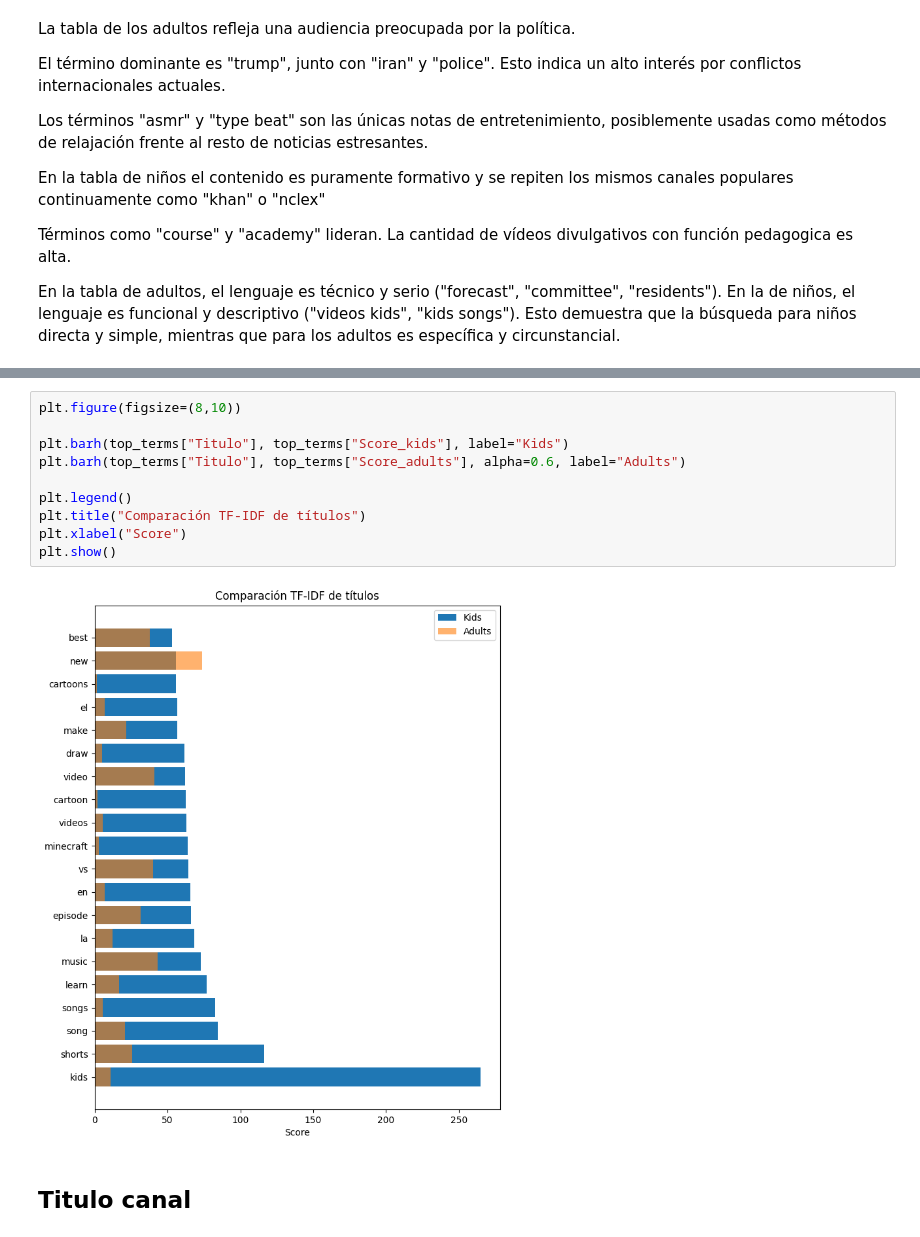
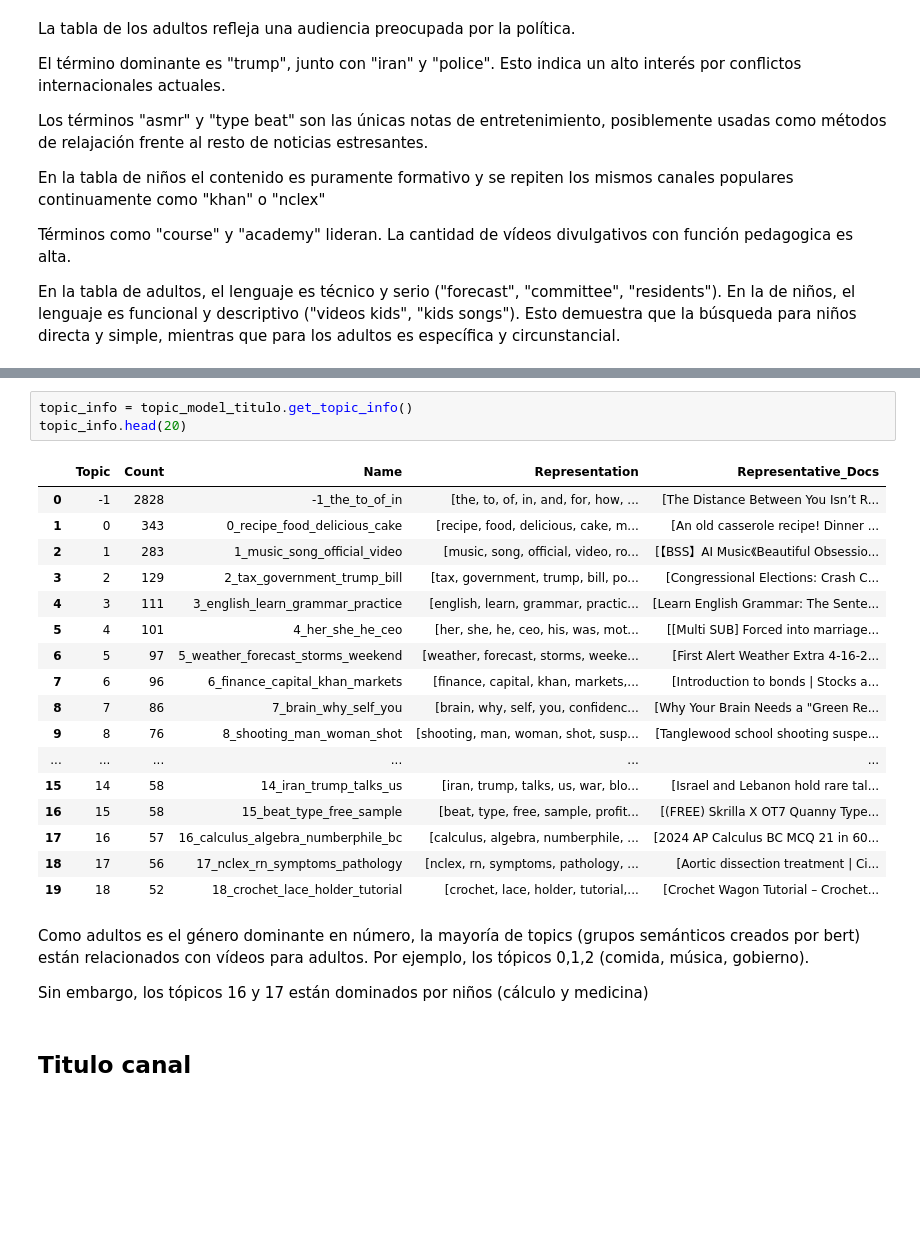
Before and after one commit to UCM-GIDIA-PD1/c2526-R1, a Jupyter notebook: src/analisis/analisis_kids.ipynb, the cells around one changed output, grey strips where cells are left out. Saved outputs shown, nothing was run; the diff lists cells and outputs as text; blank space fills up the shorter version.

```diff
--- a/src/analisis/analisis_kids.ipynb
+++ b/src/analisis/analisis_kids.ipynb
@@ -403,15 +403,28 @@ plt.show()
-# %%
-plt.figure(figsize=(8,10))
-
-plt.barh(top_terms["Titulo"], top_terms["Score_kids"], label="Kids")
-plt.barh(top_terms["Titulo"], top_terms["Score_adults"], alpha=0.6, label="Adults")
-
-plt.legend()
-plt.title("Comparación TF-IDF de títulos")
-plt.xlabel("Score")
-plt.show()
-# %% [output]
-[figure, removed]
+# %%
+topic_info = topic_model_titulo.get_topic_info()
+topic_info.head(20)
+# %% [output]
+|  | Topic | Count | Name | Representation | Representative_Docs |
+| 0 | -1 | 2828 | -1_the_to_of_in | [the, to, of, in, and, for, how, ... | [The Distance Between You Isn’t R... |
+| 1 | 0 | 343 | 0_recipe_food_delicious_cake | [recipe, food, delicious, cake, m... | [An old casserole recipe! Dinner ... |
+| 2 | 1 | 283 | 1_music_song_official_video | [music, song, official, video, ro... | [【BSS】AI Music《Beautiful Obsessio... |
+| 3 | 2 | 129 | 2_tax_government_trump_bill | [tax, government, trump, bill, po... | [Congressional Elections: Crash C... |
+| 4 | 3 | 111 | 3_english_learn_grammar_practice | [english, learn, grammar, practic... | [Learn English Grammar: The Sente... |
+| 5 | 4 | 101 | 4_her_she_he_ceo | [her, she, he, ceo, his, was, mot... | [[Multi SUB] Forced into marriage... |
+| 6 | 5 | 97 | 5_weather_forecast_storms_weekend | [weather, forecast, storms, weeke... | [First Alert Weather Extra 4-16-2... |
+| 7 | 6 | 96 | 6_finance_capital_khan_markets | [finance, capital, khan, markets,... | [Introduction to bonds | Stocks a... |
+| 8 | 7 | 86 | 7_brain_why_self_you | [brain, why, self, you, confidenc... | [Why Your Brain Needs a "Green Re... |
+| 9 | 8 | 76 | 8_shooting_man_woman_shot | [shooting, man, woman, shot, susp... | [Tanglewood school shooting suspe... |
+| ... | ... | ... | ... | ... | ... |
+| 15 | 14 | 58 | 14_iran_trump_talks_us | [iran, trump, talks, us, war, blo... | [Israel and Lebanon hold rare tal... |
+| 16 | 15 | 58 | 15_beat_type_free_sample | [beat, type, free, sample, profit... | [(FREE) Skrilla X OT7 Quanny Type... |
+| 17 | 16 | 57 | 16_calculus_algebra_numberphile_bc | [calculus, algebra, numberphile, ... | [2024 AP Calculus BC MCQ 21 in 60... |
+| 18 | 17 | 56 | 17_nclex_rn_symptoms_pathology | [nclex, rn, symptoms, pathology, ... | [Aortic dissection treatment | Ci... |
+| 19 | 18 | 52 | 18_crochet_lace_holder_tutorial | [crochet, lace, holder, tutorial,... | [Crochet Wagon Tutorial – Crochet... |
+# %% [markdown]
+Como adultos es el género dominante en número, la mayoría de topics (grupos semánticos creados por bert) están relacionados con vídeos para adultos. Por ejemplo, los tópicos 0,1,2 (comida, música, gobierno).
+
+Sin embargo, los tópicos 16 y 17 están dominados por niños (cálculo y medicina)
 # %% [markdown]
 ## Titulo canal
 # %%
```
Also changed, not shown: parts of 4 cells of this notebook.
